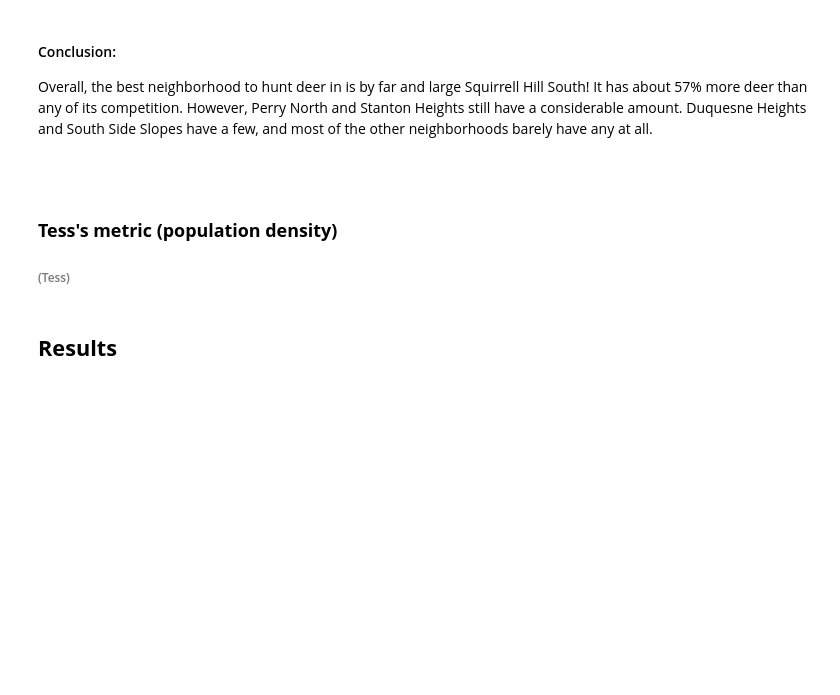
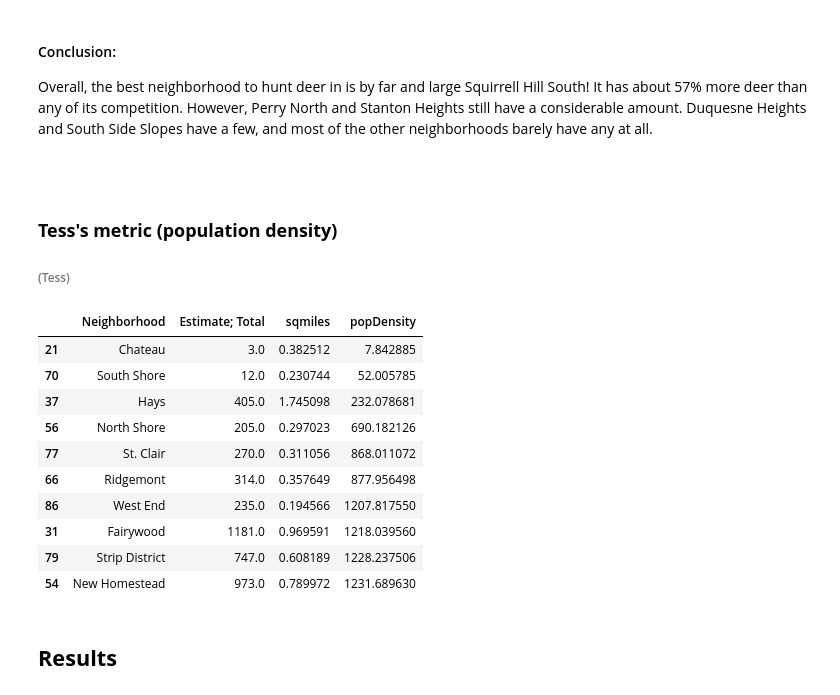
Before and after one commit to anikaGJ/toBeAPanther, a Jupyter notebook: BestNeighborhoodProject.ipynb, the cells around one changed output. Saved outputs shown, nothing was run; the diff lists cells and outputs as text; code cells hidden in the pictures; blank space fills up the shorter version.

```diff
--- a/BestNeighborhoodProject.ipynb
+++ b/BestNeighborhoodProject.ipynb
@@ -91,6 +91,32 @@ Overall, the best neighborhood to hunt deer in is by far and large Squirrell Hil
 # %% [markdown]
 ### **Tess's metric (population density)**
 ###### (Tess)
+# %%
+import pandas as pd
+
+area = pd.read_csv("neighborhoods.csv")
+population = pd.read_csv("total-population.csv")
+
+area1 = area[["hood", "sqmiles"]].rename(columns={'hood': 'Neighborhood'})
+pop1 = population[["Neighborhood", "Estimate; Total"]]
+
+density = pd.merge(pop1, area1, on='Neighborhood')
+density['popDensity'] = density['Estimate; Total'] / density['sqmiles']
+density = density.sort_values(by='popDensity', ascending=True)
+
+density.head(10)
+# %% [output]
+|  | Neighborhood | Estimate; Total | sqmiles | popDensity |
+| 21 | Chateau | 3.0 | 0.382512 | 7.842885 |
+| 70 | South Shore | 12.0 | 0.230744 | 52.005785 |
+| 37 | Hays | 405.0 | 1.745098 | 232.078681 |
+| 56 | North Shore | 205.0 | 0.297023 | 690.182126 |
+| 77 | St. Clair | 270.0 | 0.311056 | 868.011072 |
+| 66 | Ridgemont | 314.0 | 0.357649 | 877.956498 |
+| 86 | West End | 235.0 | 0.194566 | 1207.817550 |
+| 31 | Fairywood | 1181.0 | 0.969591 | 1218.039560 |
+| 79 | Strip District | 747.0 | 0.608189 | 1228.237506 |
+| 54 | New Homestead | 973.0 | 0.789972 | 1231.689630 |
 # %% [markdown]
 ## **Results**
 # %% [markdown]
```
Also changed, not shown: 1 other file.
